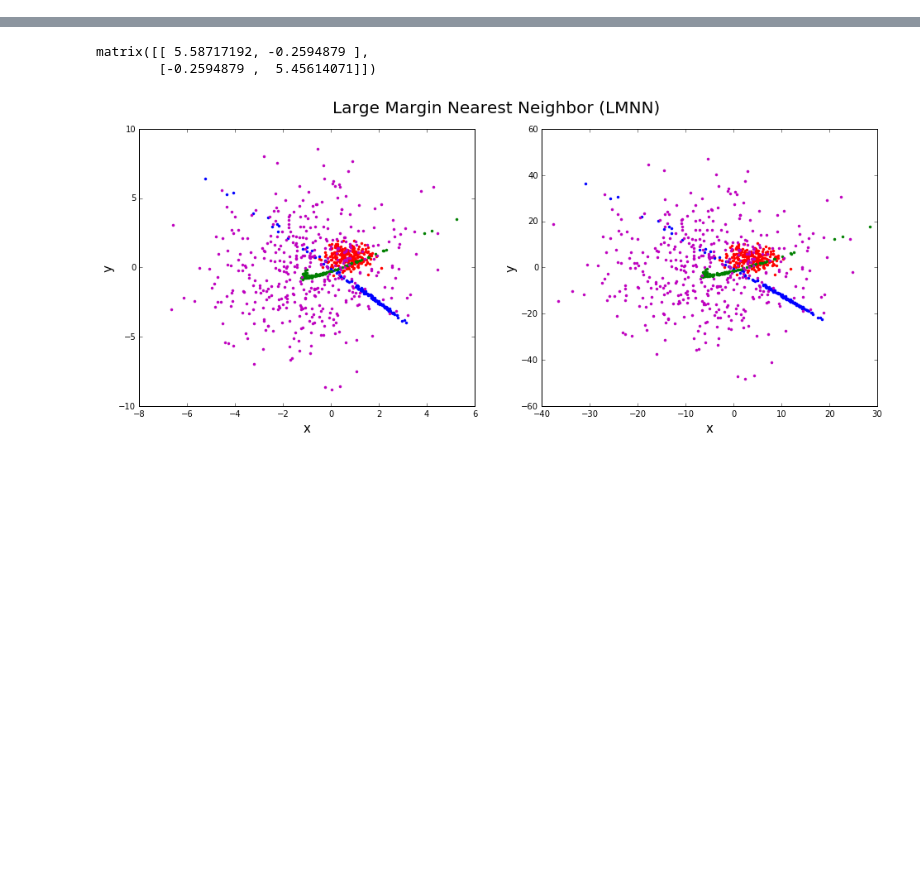
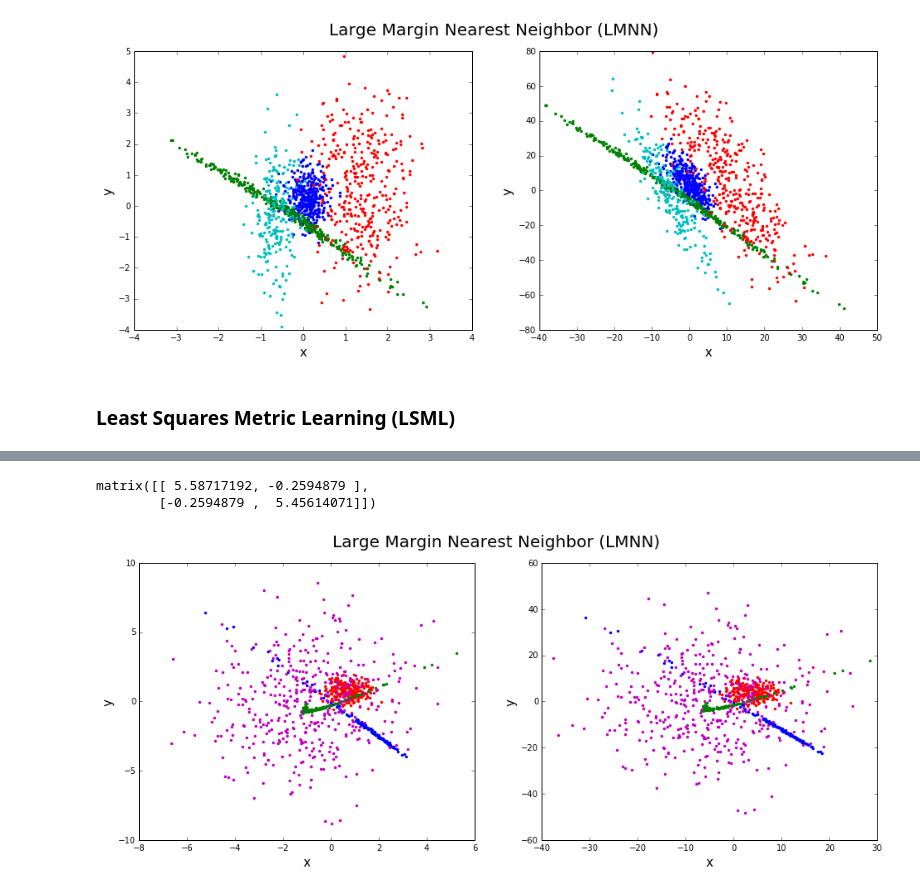
Before and after one commit to bbertoni/StellarSubstructure, a Jupyter notebook: OptimizeMetric.ipynb, the cells around one changed output, grey strips where cells are left out. Saved outputs shown, nothing was run; the diff lists cells and outputs as text; code cells hidden in the pictures; blank space fills up the shorter version.

```diff
--- a/OptimizeMetric.ipynb
+++ b/OptimizeMetric.ipynb
@@ -408,0 +287,25 @@ plt.plot(x4,y4,'m.')
+# %%
+fig = plt.figure()
+
+plt.subplot(121)
+plt.plot(x1,y1,'.')
+plt.plot(x2,y2,'.')
+plt.plot(x3,y3,'.')
+plt.plot(x4,y4,'.')
+plt.xlabel("x",size=15)
+plt.ylabel("y",size=15)
+
+colors=['b.','g.','r.','c.']
+plt.subplot(122)
+for i in range(4):
+    plt.plot(X_transform[0,Y==i],X_transform[1,Y==i],colors[i])
+plt.xlabel("x",size=15)
+plt.ylabel("y",size=15)
+
+plt.suptitle("Large Margin Nearest Neighbor (LMNN)",size=20)
+
+fig.set_size_inches(16, 6)
+# %% [output]
+[figure, added]
+# %% [markdown]
+### Least Squares Metric Learning (LSML)
```
Also changed, not shown: parts of 67 cells of this notebook.
